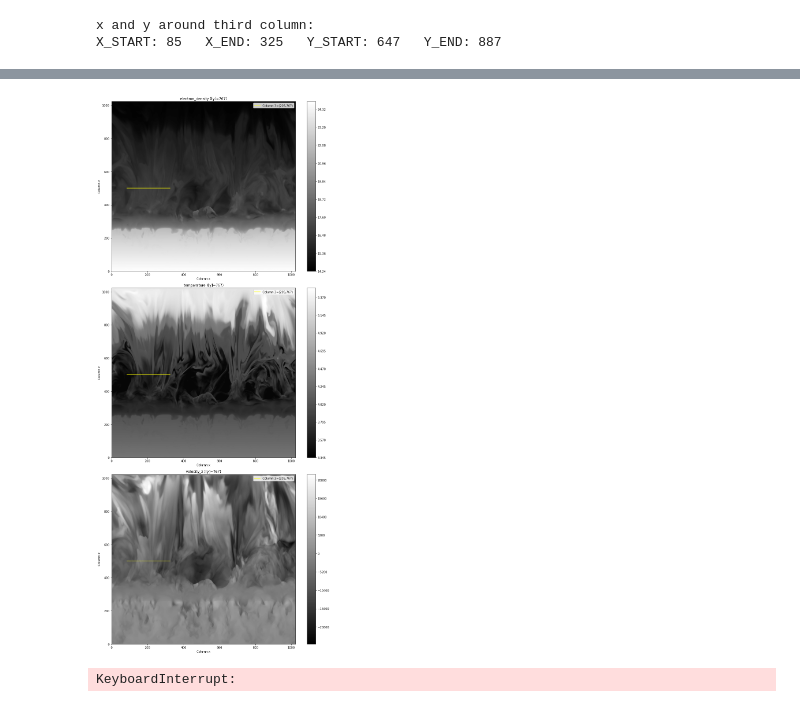
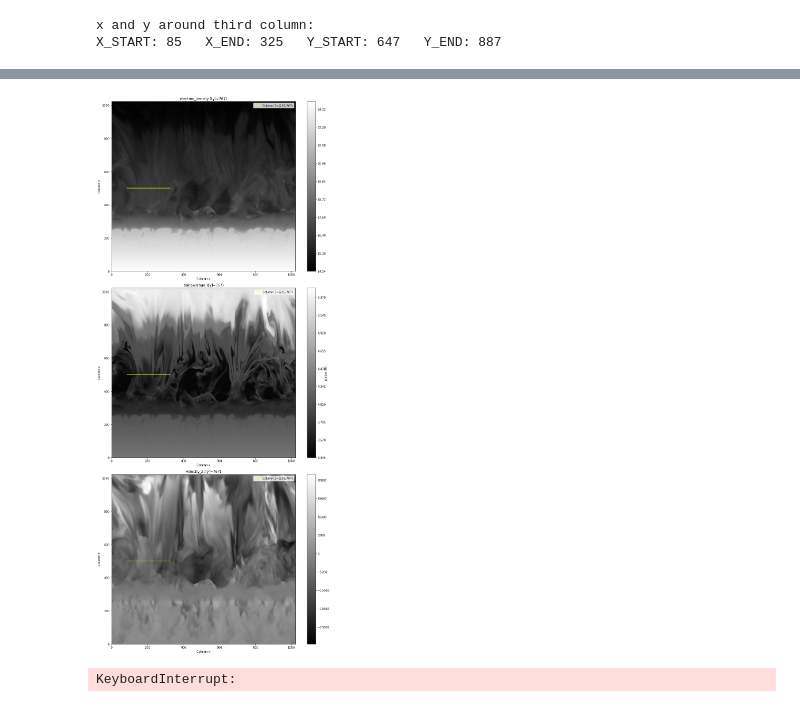
Before and after one commit to JonasTFab/AST5210_Stellar_Atmospheres_I, a Jupyter notebook: run_project/output/study_of_input_atmosphere(bifrost).ipynb, the cells around one changed output, grey strips where cells are left out. Cells and saved outputs as stored; diff of their text form; code cells hidden in the pictures.

```diff
--- a/run_project/output/study_of_input_atmosphere(bifrost).ipynb
+++ b/run_project/output/study_of_input_atmosphere(bifrost).ipynb
@@ -225,35 +242,36 @@ contour_levels = 150
 plt.subplot(311)
 plt.contourf(np.log10(np.flip(file["electron_density"][0,:,y500,:], axis=1)).T, cmap="gray", levels=contour_levels)
 plt.title("electron_density ([y]=%i)" % y500)
 plt.xlabel("Column x"); plt.ylabel("Column z")
 plt.plot([column3[0]-dx3,column3[0]+dx3], [z500,z500], color=column_col3, label="Column 3=(%i,%i)" % (column3[0], column3[1]))
 plt.colorbar()
 plt.legend()
 
 
 plt.subplot(312)
 plt.contourf(np.log10(np.flip(file["temperature"][0,:,y500,:], axis=1)).T, cmap="gray", levels=contour_levels)
 plt.title("temperature ([y]=%i)" % y500)
 plt.xlabel("Column x"); plt.ylabel("Column z")
 plt.plot([column3[0]-dx3,column3[0]+dx3], [z500,z500], color=column_col3, label="Column 3=(%i,%i)" % (column3[0], column3[1]))
-plt.colorbar()
+cbar = plt.colorbar()
+cbar.set_label("Log scaled", rotation=270)
 plt.legend()
 
 
 plt.subplot(313)
 plt.contourf(np.flip(file["velocity_z"][0,:,y500,:], axis=1).T, cmap="gray", levels=contour_levels)
 plt.title("velocity_z ([y]=%i)" % y500)
 plt.xlabel("Column x"); plt.ylabel("Column z")
 plt.plot([column3[0]-dx3,column3[0]+dx3], [z500,z500], color=column_col3, label="Column 3=(%i,%i)" % (column3[0], column3[1]))
 plt.colorbar()
 plt.legend()
 
 
 plt.tight_layout()
 #plt.savefig("images/edens_temp_velz/snapshot%i_zidx%.4i.png" % (snap, z500))
 #plt.close()
 # %% [output]
-[figure, old version]
+[figure, new version]
 # %%
 plt.close()
 plt.figure(figsize=(16,10))
```
Also changed, not shown: parts of 6 cells of this notebook, 18 other files.
